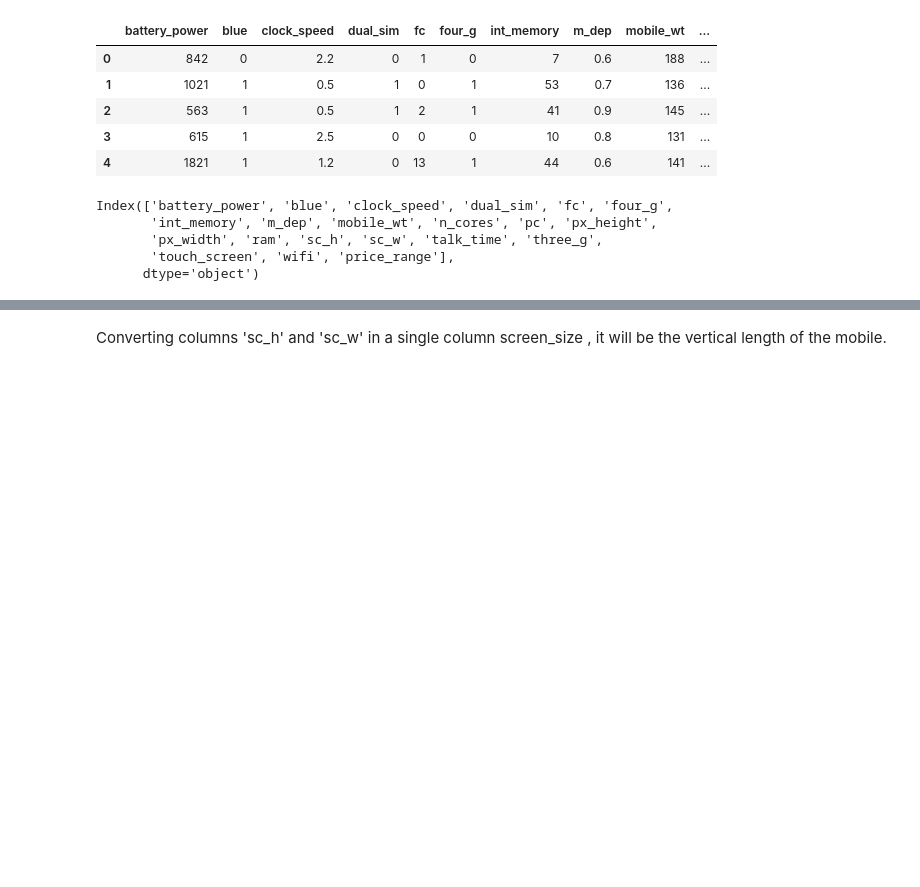
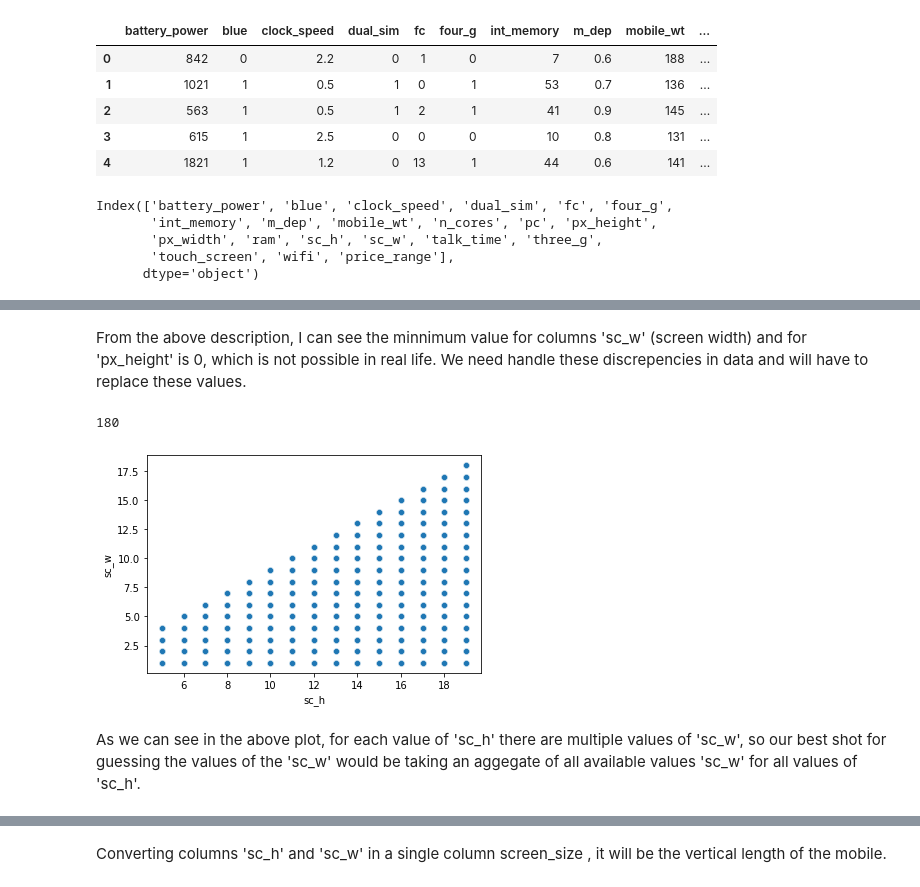
Before and after one commit to dis-is-pj/Mobile-Price-range-Prediction, a Jupyter notebook: Prashant_Jha_Mobile_Price_Range_Classification_Capstone.ipynb, the cells around one changed output, grey strips where cells are left out. Saved outputs shown, nothing was run; the diff lists cells and outputs as text; code cells hidden in the pictures; blank space fills up the shorter version.

Commit message:
This time we got the best set of features for us with the complete feature engineering.

```diff
--- a/Prashant_Jha_Mobile_Price_Range_Classification_Capstone.ipynb
+++ b/Prashant_Jha_Mobile_Price_Range_Classification_Capstone.ipynb
@@ -44,0 +68,16 @@ Index(['battery_power', 'blue', 'clock_speed', 'dual_sim', 'fc', 'four_g',
+# %% [markdown]
+From the above description, I can see the minnimum value for columns 'sc_w' (screen width) and for 'px_height' is 0, which is not possible in real life. We need handle these discrepencies in data and will have to replace these values.
+# %%
+# check in how many rows sc_w is 0
+df[df['sc_w']==0].shape[0]
+# %% [output]
+180
+# %%
+# relation between sc_h and sc_w
+
+sns.scatterplot(df[df['sc_w']!=0]['sc_h'], df[df['sc_w']!=0]['sc_w'])
+plt.show()
+# %% [output]
+[figure, added]
+# %% [markdown]
+As we can see in the above plot, for each value of 'sc_h' there are multiple values of 'sc_w', so our best shot for guessing the values of the 'sc_w' would be taking an aggegate of all available values 'sc_w' for all values of 'sc_h'.
```
Also changed, not shown: parts of 92 cells of this notebook.
